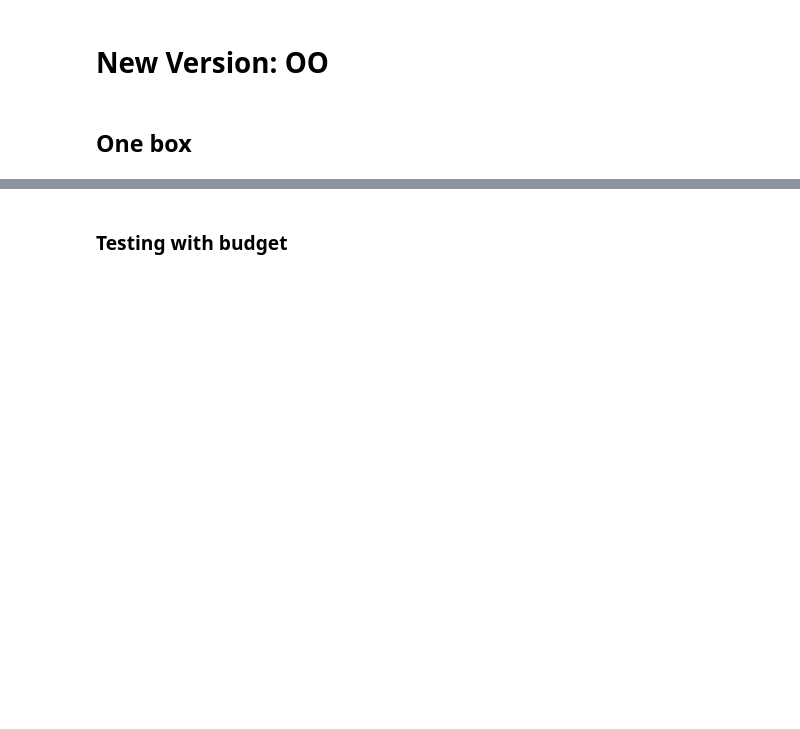
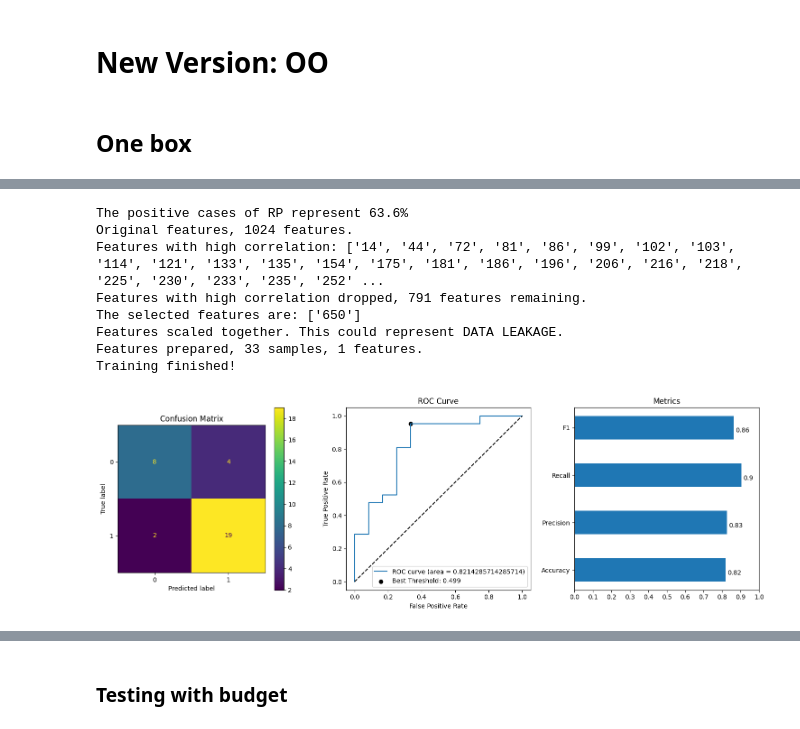
Before and after one commit to Likalto4/Added_value_feature_uncertainty, a Jupyter notebook: deep/machine_learning/trainig_pipeline.ipynb, the cells around one changed output, grey strips where cells are left out. Drawn from its saved outputs; the diff is of its cells as text; code cells hidden in the pictures; blank space fills up the shorter version.

```diff
--- a/deep/machine_learning/trainig_pipeline.ipynb
+++ b/deep/machine_learning/trainig_pipeline.ipynb
@@ -434,0 +441,30 @@ F1: 0.8979591836734693
+# %%
+# Input data
+receptor = 'RP'
+features = pd.read_csv(repo_path / 'data/deep/features/features_1024/mean_features.csv', index_col=0)
+# features = pd.read_csv(repo_path / 'data/features/pure_corrected/mean_features.csv', index_col=0)
+
+# prepare pipeline
+predictor = predictor_machine()
+predictor.set_receptor(receptor, show_distribution=True)
+
+# SVM
+pred = LogisticRegression(class_weight='balanced')
+parameters = {'penalty':['l2', 'l1'], 'C':[0.001, 0.01, 0.1, 1, 10], 'solver':['liblinear']}
+predictor.set_classifier(pred, parameters, verbose=0)
+
+predictor.prepare_features(features, show_info=True, scale_together=True, n_features=1, corr_threshold=0.90)
+predictor.train()
+predictor.compute_metrics(plot_metrics=True)
+# predictor.dumb_inference()
+# predictor.compute_metrics(plot_metrics=True)
+# %% [output]
+The positive cases of RP represent 63.6%
+Original features, 1024 features.
+Features with high correlation: ['14', '44', '72', '81', '86', '99', '102', '103', '114', '121', '133', '135', '154', '175', '181', '186', '196', '206', '216', '218', '225', '230', '233', '235', '252' ...
+Features with high correlation dropped, 791 features remaining.
+The selected features are: ['650']
+Features scaled together. This could represent DATA LEAKAGE.
+Features prepared, 33 samples, 1 features.
+Training finished!
+[figure, added]
```
Also changed, not shown: parts of 14 cells of this notebook, 2 other files.
